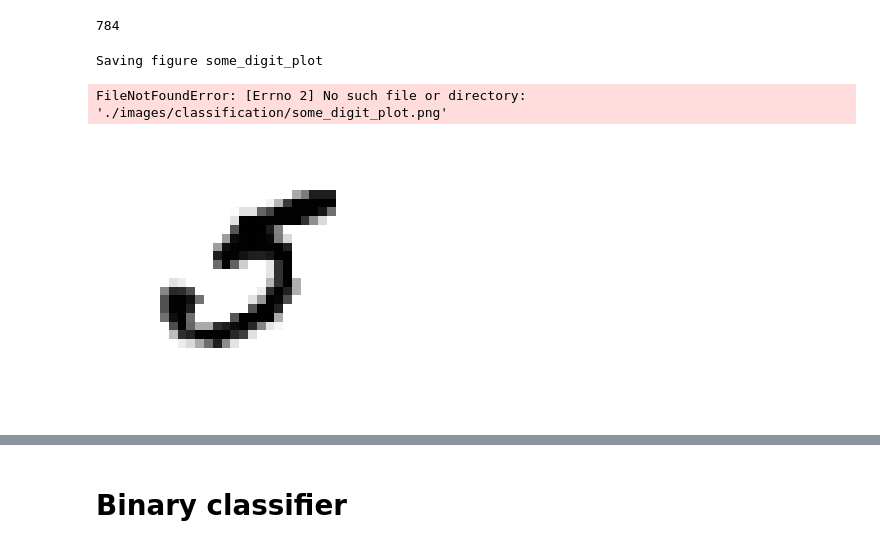
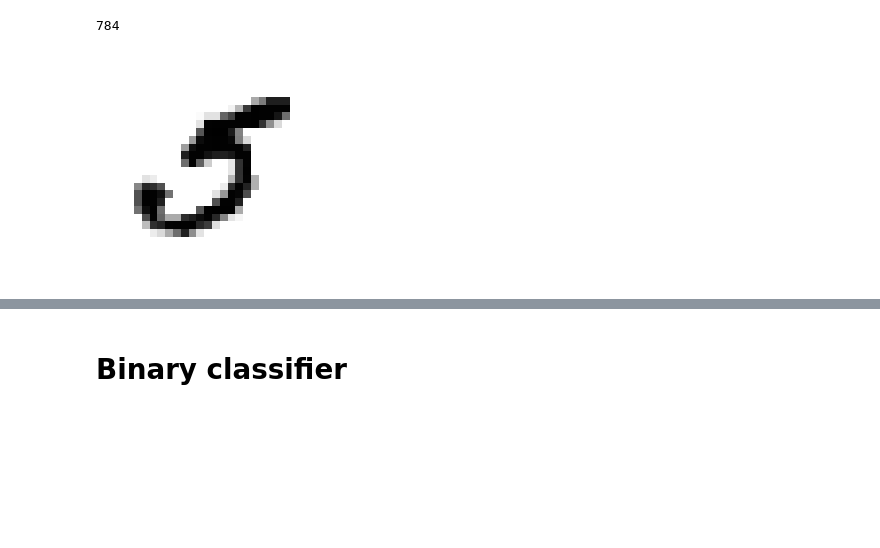
Before and after one commit to antbyte84/AI_study, a Jupyter notebook: mnist/03_classification.ipynb, the cells around one changed output, grey strips where cells are left out. Saved outputs shown, nothing was run; the diff lists cells and outputs as text; code cells hidden in the pictures; blank space fills up the shorter version.

```diff
--- a/mnist/03_classification.ipynb
+++ b/mnist/03_classification.ipynb
@@ -90,16 +90,15 @@ y.shape
 # %%
 some_digit = X[36000]
 some_digit_image = some_digit.reshape(28, 28)
 plt.imshow(some_digit_image, cmap = mpl.cm.binary,
            interpolation="nearest")
 plt.axis("off")
 
-save_fig("some_digit_plot")
+#No such file or directory: '.\\images\\classification\\some_digit_plot.png'
+#save_fig("some_digit_plot")
 plt.show()
 # %% [output]
-Saving figure some_digit_plot
-FileNotFoundError: [Errno 2] No such file or directory: './images/classification/some_digit_plot.png'
-[figure, old version]
+[figure, new version]
 # %%
 def plot_digit(data):
     image = data.reshape(28, 28)
```
Also changed, not shown: parts of 57 cells of this notebook, 1 other file.
